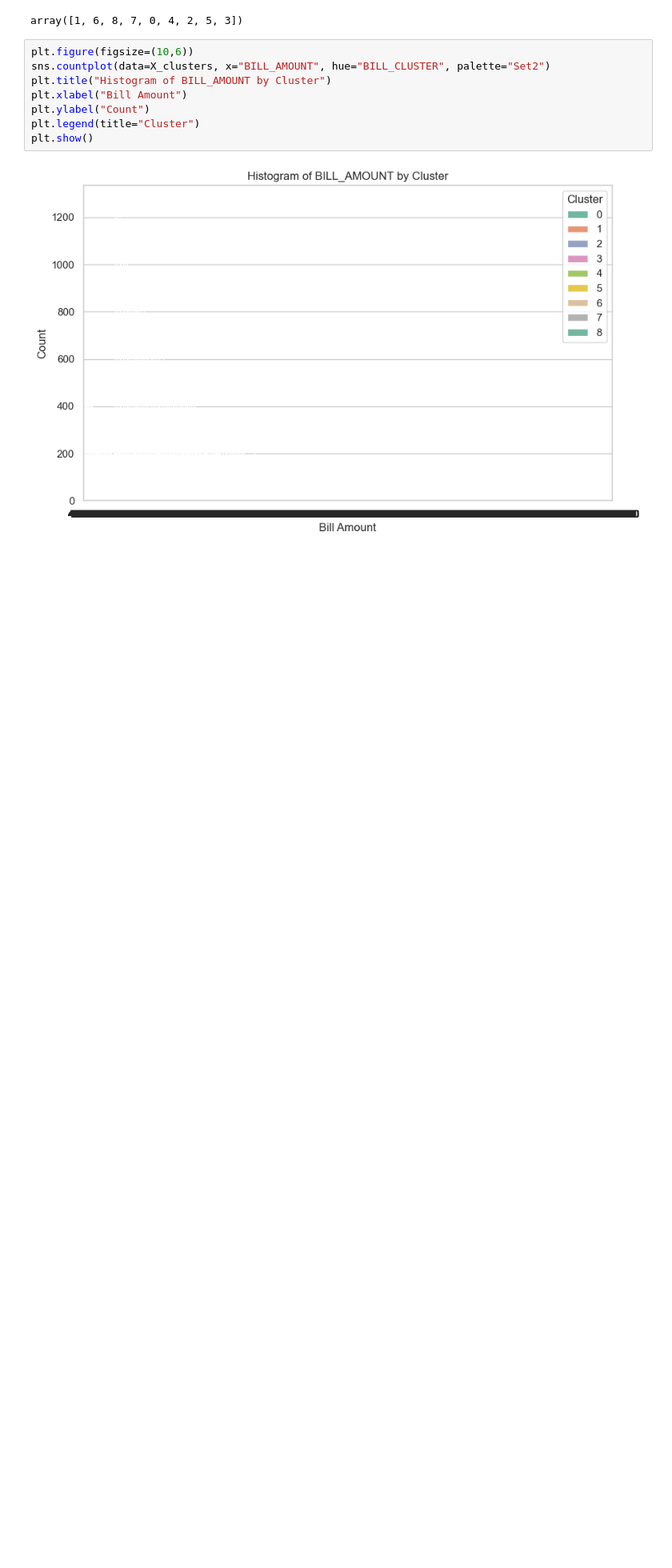
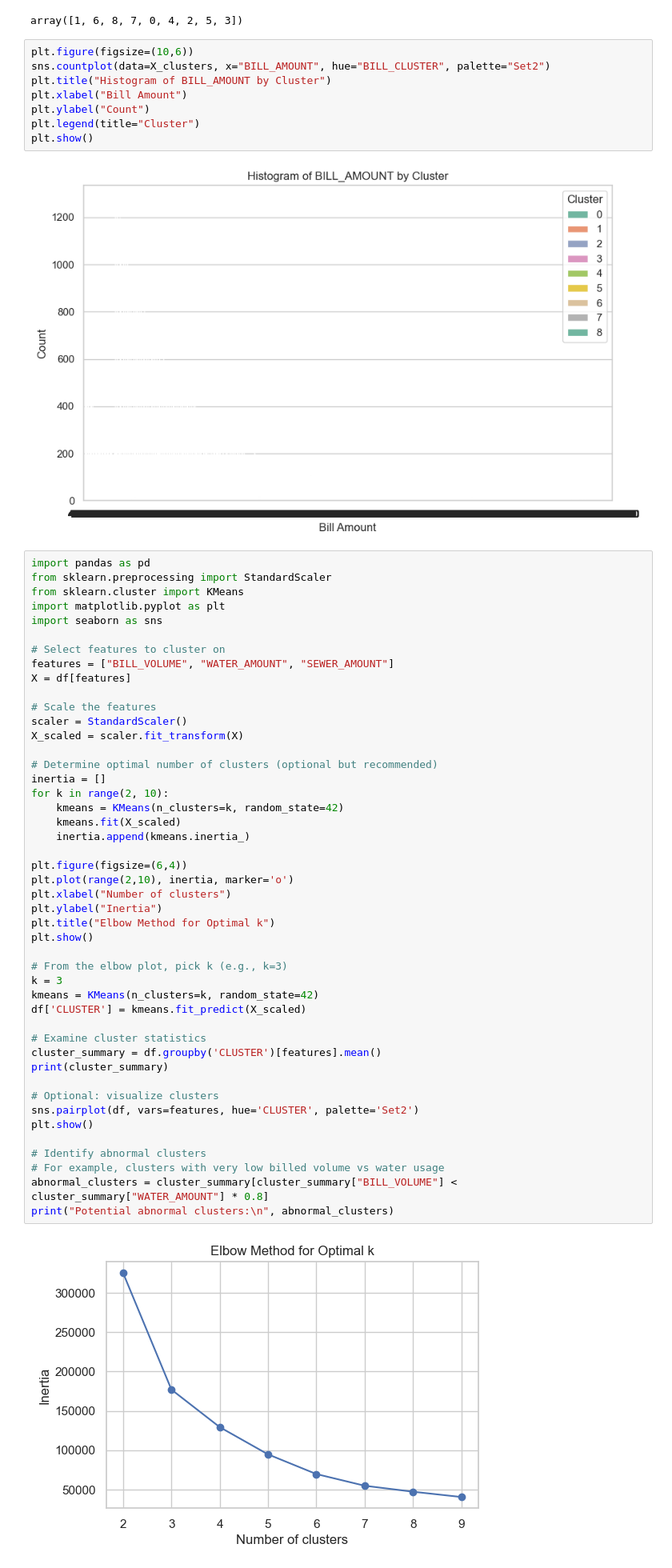
Before and after one commit to Assesa44/water-loss-reduction-through-smart-metering, a Jupyter notebook: Notebooks/Exploratory/clustering.ipynb, the cells around one changed output. Shown at 80% size. Saved outputs shown, nothing was run; the diff lists cells and outputs as text; blank space fills up the shorter version.

Commit message:
docs: updated the clustering

```diff
--- a/Notebooks/Exploratory/clustering.ipynb
+++ b/Notebooks/Exploratory/clustering.ipynb
@@ -428,3 +438,51 @@ plt.legend(title="Cluster")
 plt.show()
 # %% [output]
 [figure]
+# %%
+import pandas as pd
+from sklearn.preprocessing import StandardScaler
+from sklearn.cluster import KMeans
+import matplotlib.pyplot as plt
+import seaborn as sns
+
+# Select features to cluster on
+features = ["BILL_VOLUME", "WATER_AMOUNT", "SEWER_AMOUNT"]
+X = df[features]
+
+# Scale the features
+scaler = StandardScaler()
+X_scaled = scaler.fit_transform(X)
+
+# Determine optimal number of clusters (optional but recommended)
+inertia = []
+for k in range(2, 10):
+    kmeans = KMeans(n_clusters=k, random_state=42)
+    kmeans.fit(X_scaled)
+    inertia.append(kmeans.inertia_)
+
+plt.figure(figsize=(6,4))
+plt.plot(range(2,10), inertia, marker='o')
+plt.xlabel("Number of clusters")
+plt.ylabel("Inertia")
+plt.title("Elbow Method for Optimal k")
+plt.show()
+
+# From the elbow plot, pick k (e.g., k=3)
+k = 3
+kmeans = KMeans(n_clusters=k, random_state=42)
+df['CLUSTER'] = kmeans.fit_predict(X_scaled)
+
+# Examine cluster statistics
+cluster_summary = df.groupby('CLUSTER')[features].mean()
+print(cluster_summary)
+
+# Optional: visualize clusters
+sns.pairplot(df, vars=features, hue='CLUSTER', palette='Set2')
+plt.show()
+
+# Identify abnormal clusters
+# For example, clusters with very low billed volume vs water usage
+abnormal_clusters = cluster_summary[cluster_summary["BILL_VOLUME"] < cluster_summary["WATER_AMOUNT"] * 0.8]
+print("Potential abnormal clusters:\n", abnormal_clusters)
+# %% [output]
+[figure, added]
```
Also changed, not shown: parts of 19 cells of this notebook.
